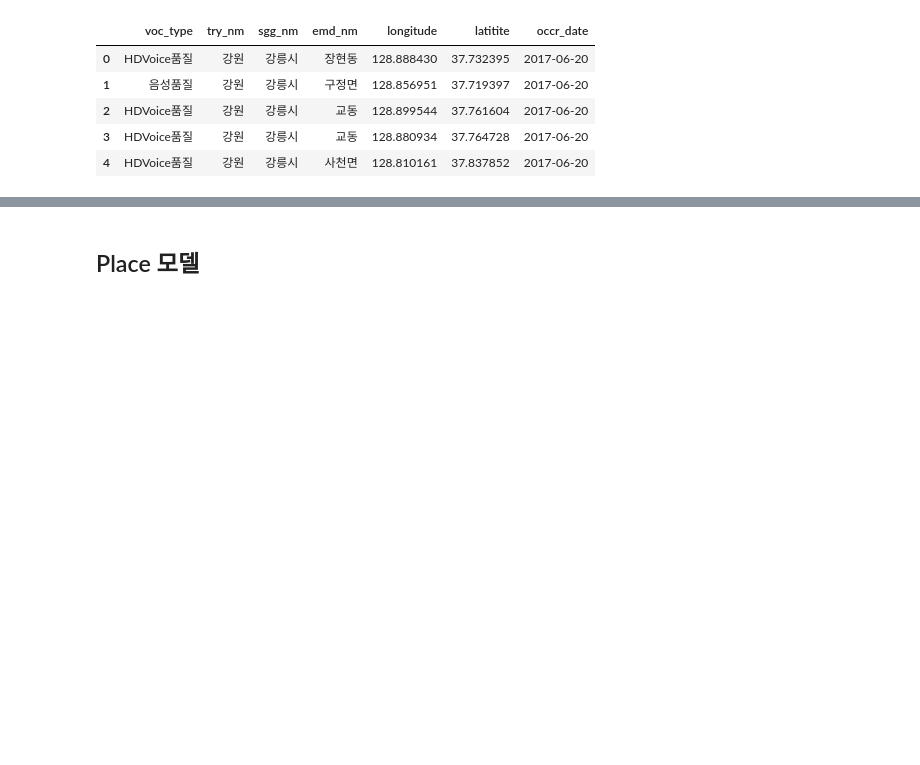
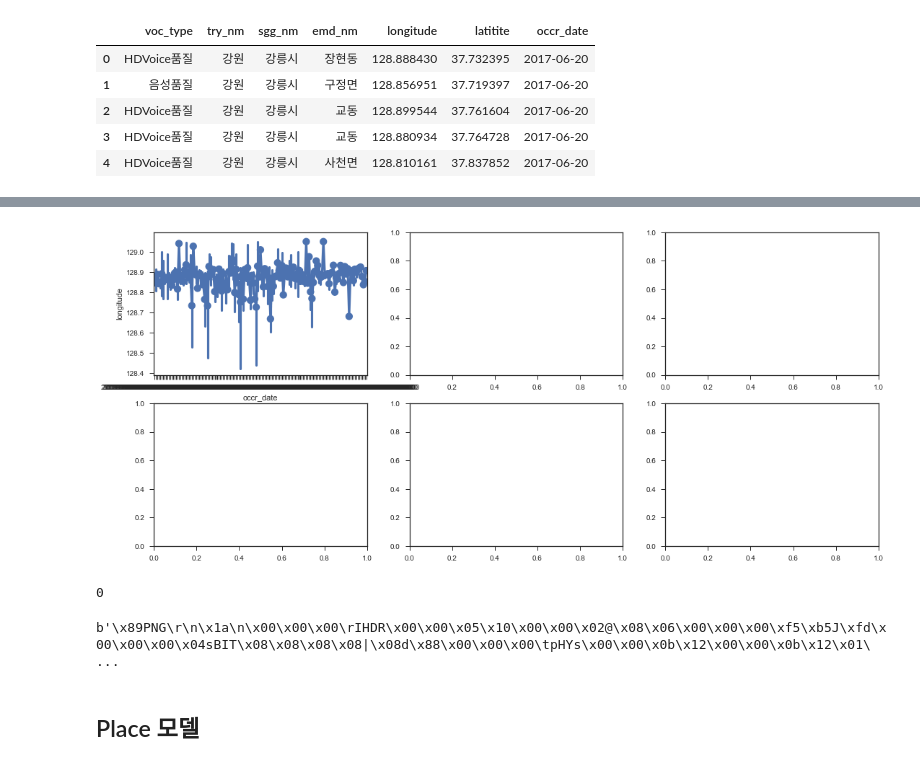
Before and after one commit to askdjango/networkons-201801, a Jupyter notebook: networkons/Django Shell Sample.ipynb, the cells around one changed output, grey strips where cells are left out. Drawn from its saved outputs; the diff is of its cells as text; code cells hidden in the pictures; blank space fills up the shorter version.

```diff
--- a/networkons/Django Shell Sample.ipynb
+++ b/networkons/Django Shell Sample.ipynb
@@ -54,0 +60,21 @@ for (index, row) in df.iterrows():
+# %%
+figure, ((ax1, ax2, ax3), (ax4, ax5, ax6)) = plt.subplots(nrows=2, ncols=3)
+figure.set_size_inches(18, 8)
+
+ret = sns.pointplot(data=df, x='occr_date', y='longitude', ax=ax1)
+# %% [output]
+[figure, added]
+# %%
+from io import BytesIO
+
+io = BytesIO()
+figure.savefig(io)
+io.seek(0)
+# %% [output]
+0
+# %%
+from base64 import b64encode
+
+io.getvalue()
+# %% [output]
+b'\x89PNG\r\n\x1a\n\x00\x00\x00\rIHDR\x00\x00\x05\x10\x00\x00\x02@\x08\x06\x00\x00\x00\xf5\xb5J\xfd\x00\x00\x00\x04sBIT\x08\x08\x08\x08|\x08d\x88\x00\x00\x00\tpHYs\x00\x00\x0b\x12\x00\x00\x0b\x12\x01\ ...
```
Also changed, not shown: parts of 12 cells of this notebook, 1 other file.
